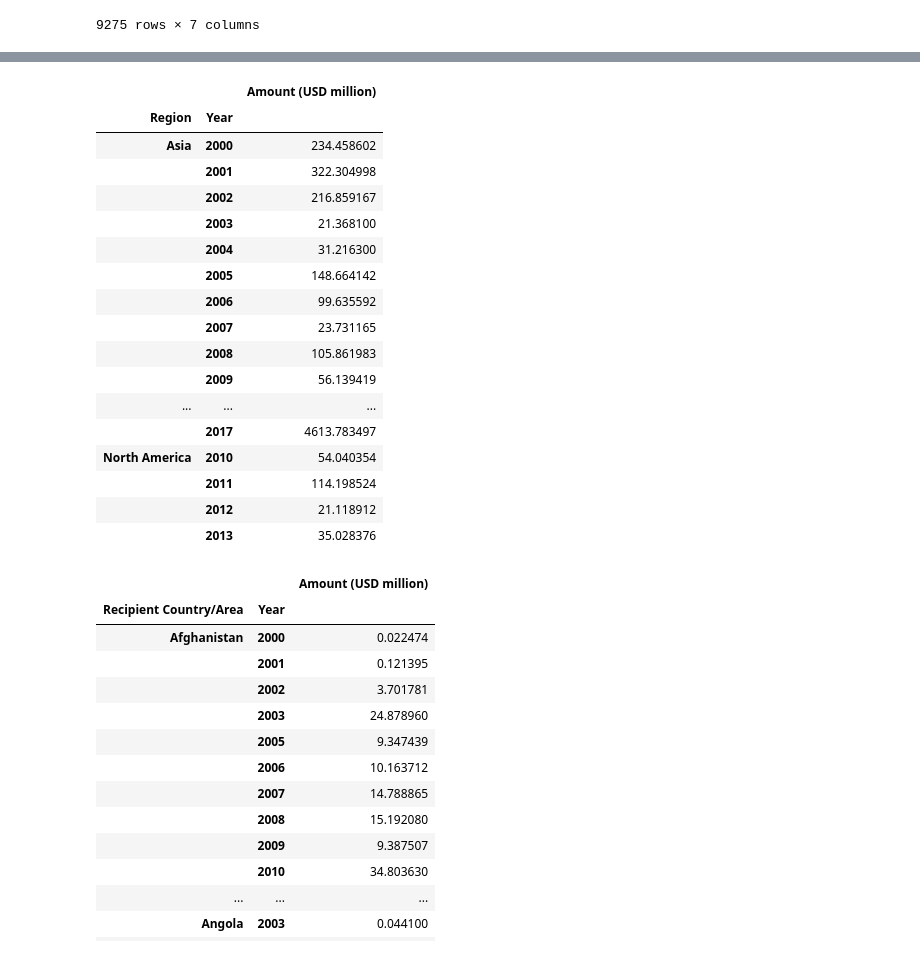
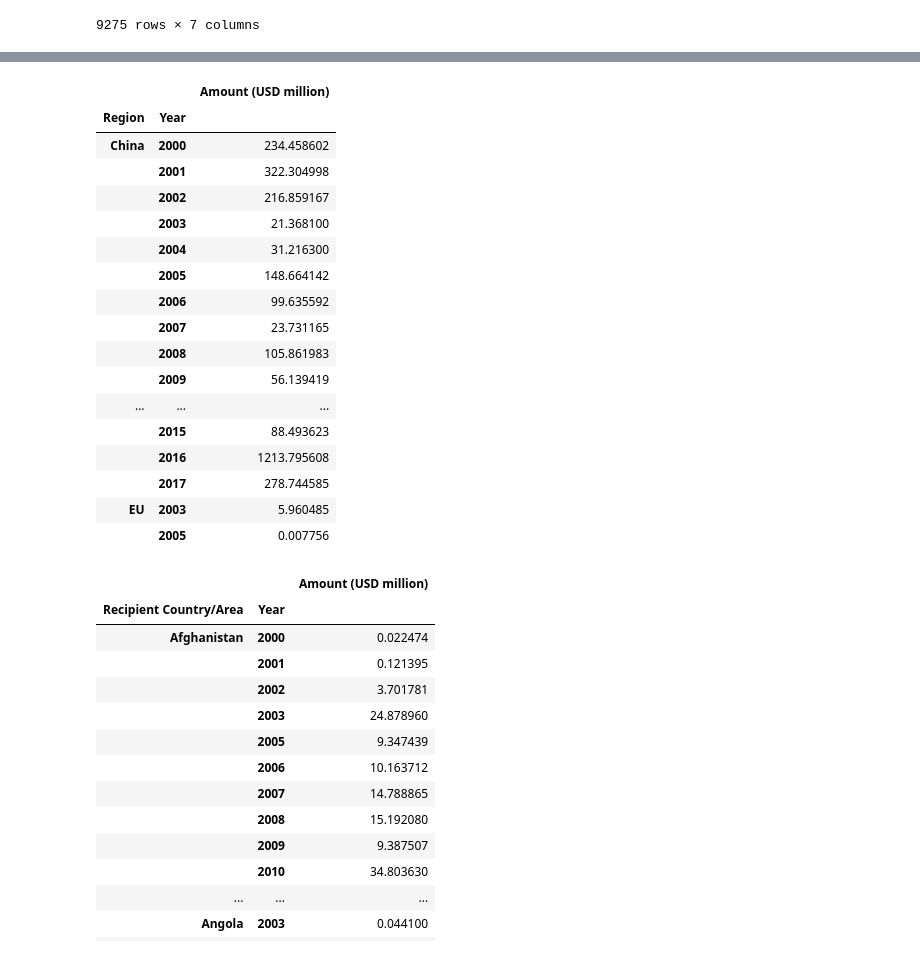
Before and after one commit to coreymcculley/Investigation-into-Carbon-Emmisions-and-Renenwable-Energy, a Jupyter notebook: Renewables investment data.ipynb, the cells around one changed output, grey strips where cells are left out. Drawn from its saved outputs; the diff is of its cells as text; code cells hidden in the pictures.

```diff
--- a/Renewables investment data.ipynb
+++ b/Renewables investment data.ipynb
@@ -150,2 +146,2 @@ df_eu.head()
 # %%
-Countries = df[df['Recipient Country/Area'].isin(Countries)]
+Countries_df = df[df['Recipient Country/Area'].isin(Countries)]
@@ -168,25 +164,27 @@ Countries
 # %%
-sum_countries = Countries.groupby(['Region','Year']).sum()
-sum_countries
+sum_countries = Countries_df.groupby(['Region','Year']).sum()
+sum_countries.rename(index={"Asia":"China","Europe":"EU","North America":"USA"},inplace=True)
-# %% [output]
-|  |  | Amount (USD million) |
-| Region | Year |  |
-| Asia | 2000 | 234.458602 |
-|  | 2001 | 322.304998 |
-|  | 2002 | 216.859167 |
-|  | 2003 | 21.368100 |
-|  | 2004 | 31.216300 |
-|  | 2005 | 148.664142 |
-|  | 2006 | 99.635592 |
-|  | 2007 | 23.731165 |
-|  | 2008 | 105.861983 |
-|  | 2009 | 56.139419 |
-| ... | ... | ... |
-|  | 2017 | 4613.783497 |
-| North America | 2010 | 54.040354 |
-|  | 2011 | 114.198524 |
-|  | 2012 | 21.118912 |
-|  | 2013 | 35.028376 |
+# %%
+sum_countries.head(20)
+# %% [output]
+|  |  | Amount (USD million) |
+| Region | Year |  |
+| China | 2000 | 234.458602 |
+|  | 2001 | 322.304998 |
+|  | 2002 | 216.859167 |
+|  | 2003 | 21.368100 |
+|  | 2004 | 31.216300 |
+|  | 2005 | 148.664142 |
+|  | 2006 | 99.635592 |
+|  | 2007 | 23.731165 |
+|  | 2008 | 105.861983 |
+|  | 2009 | 56.139419 |
+| ... | ... | ... |
+|  | 2015 | 88.493623 |
+|  | 2016 | 1213.795608 |
+|  | 2017 | 278.744585 |
+| EU | 2003 | 5.960485 |
+|  | 2005 | 0.007756 |
 # %%
 #Use GroupBy in order to aggregate the data according to the values in the country / year
 df_countries = df.groupby(['Recipient Country/Area','Year']).sum()
```
Also changed, not shown: parts of 3 cells of this notebook.
